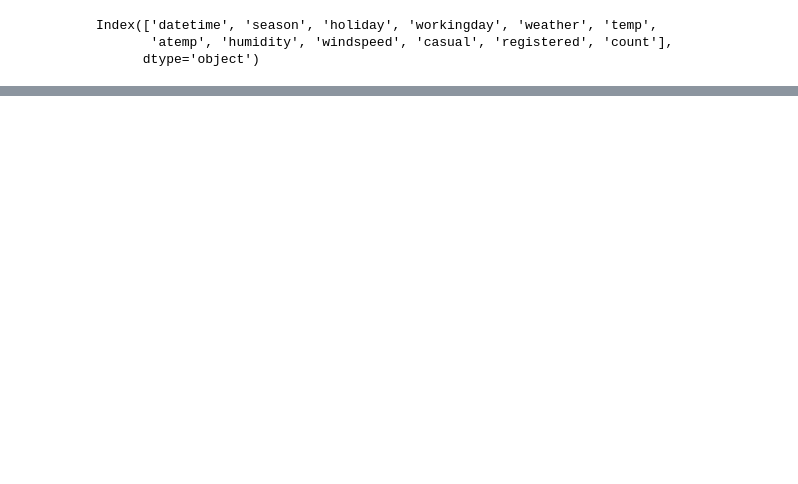
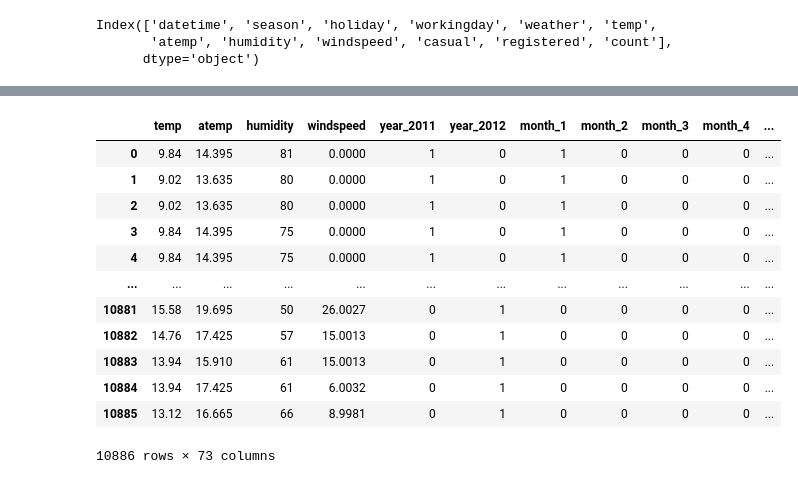
Before and after one commit to ParkSungHyon/fast_campus, a Jupyter notebook: 딥러닝·인공지능 Signature 초격차 패키지 Online/2_ml_regressor.ipynb, the cells around one changed output, grey strips where cells are left out. Cells and saved outputs as stored; diff of their text form; code cells hidden in the pictures; blank space fills up the shorter version.

```diff
--- a/딥러닝·인공지능 Signature 초격차 패키지 Online/2_ml_regressor.ipynb
+++ b/딥러닝·인공지능 Signature 초격차 패키지 Online/2_ml_regressor.ipynb
@@ -99,0 +187,3 @@ dtype: float64
+# %%
+Y = y_log
+X = df.drop(['count'], axis=1, inplace=False)
@@ -99,0 +194,16 @@ dtype: float64
+# %%
+X
+# %% [output]
+|  | temp | atemp | humidity | windspeed | year_2011 | year_2012 | month_1 | month_2 | month_3 | month_4 | ... |
+| 0 | 9.84 | 14.395 | 81 | 0.0000 | 1 | 0 | 1 | 0 | 0 | 0 | ... |
+| 1 | 9.02 | 13.635 | 80 | 0.0000 | 1 | 0 | 1 | 0 | 0 | 0 | ... |
+| 2 | 9.02 | 13.635 | 80 | 0.0000 | 1 | 0 | 1 | 0 | 0 | 0 | ... |
+| 3 | 9.84 | 14.395 | 75 | 0.0000 | 1 | 0 | 1 | 0 | 0 | 0 | ... |
+| 4 | 9.84 | 14.395 | 75 | 0.0000 | 1 | 0 | 1 | 0 | 0 | 0 | ... |
+| ... | ... | ... | ... | ... | ... | ... | ... | ... | ... | ... | ... |
+| 10881 | 15.58 | 19.695 | 50 | 26.0027 | 0 | 1 | 0 | 0 | 0 | 0 | ... |
+| 10882 | 14.76 | 17.425 | 57 | 15.0013 | 0 | 1 | 0 | 0 | 0 | 0 | ... |
+| 10883 | 13.94 | 15.910 | 61 | 15.0013 | 0 | 1 | 0 | 0 | 0 | 0 | ... |
+| 10884 | 13.94 | 17.425 | 61 | 6.0032 | 0 | 1 | 0 | 0 | 0 | 0 | ... |
+| 10885 | 13.12 | 16.665 | 66 | 8.9981 | 0 | 1 | 0 | 0 | 0 | 0 | ... |
+10886 rows × 73 columns
```
Also changed, not shown: parts of 19 cells of this notebook, 2 other files.
